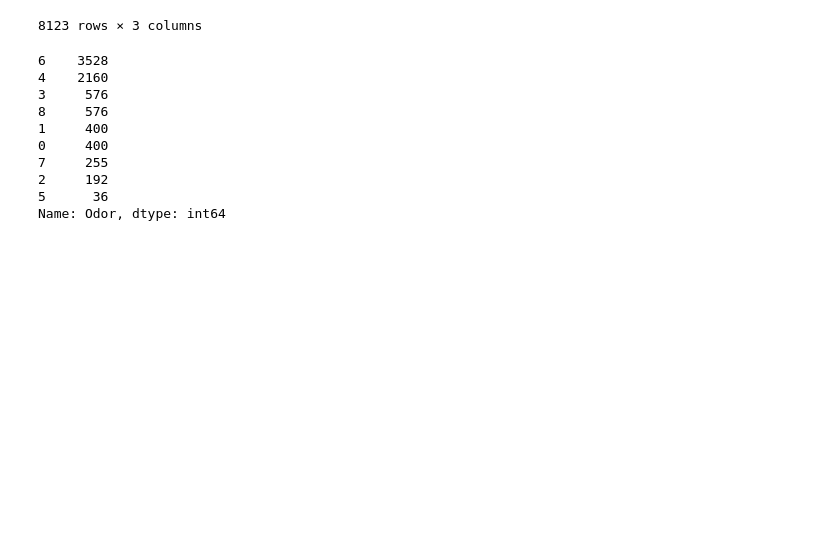
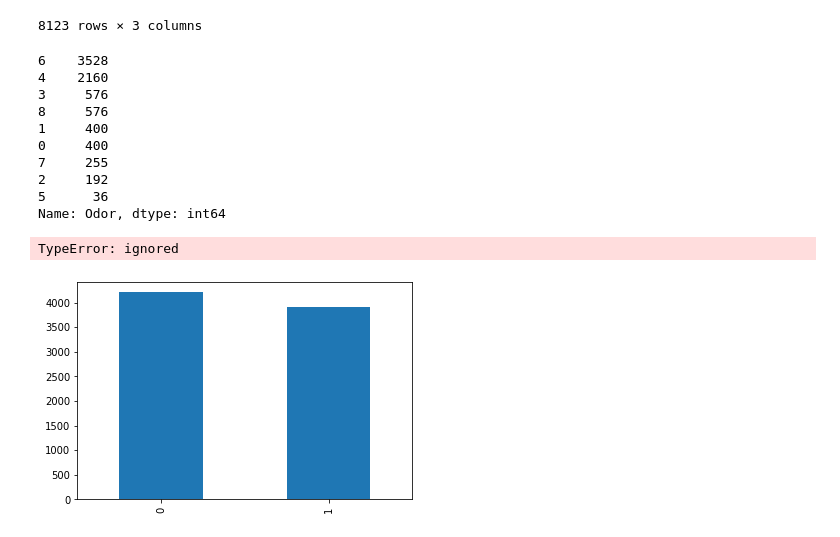
Before and after one commit to Gitprincesskerry/IS362, a Jupyter notebook: Mushroom_Analysis.ipynb, the cells around one changed output. Saved outputs shown, nothing was run; the diff lists cells and outputs as text; code cells hidden in the pictures; blank space fills up the shorter version.

```diff
--- a/Mushroom_Analysis.ipynb
+++ b/Mushroom_Analysis.ipynb
@@ -99,3 +99,8 @@ od
 2     192
 5      36
 Name: Odor, dtype: int64
+# %%
+ep.plot(kind='bar')
+# %% [output]
+TypeError: ignored
+[figure, added]
```
Also changed, not shown: parts of 3 cells of this notebook.
